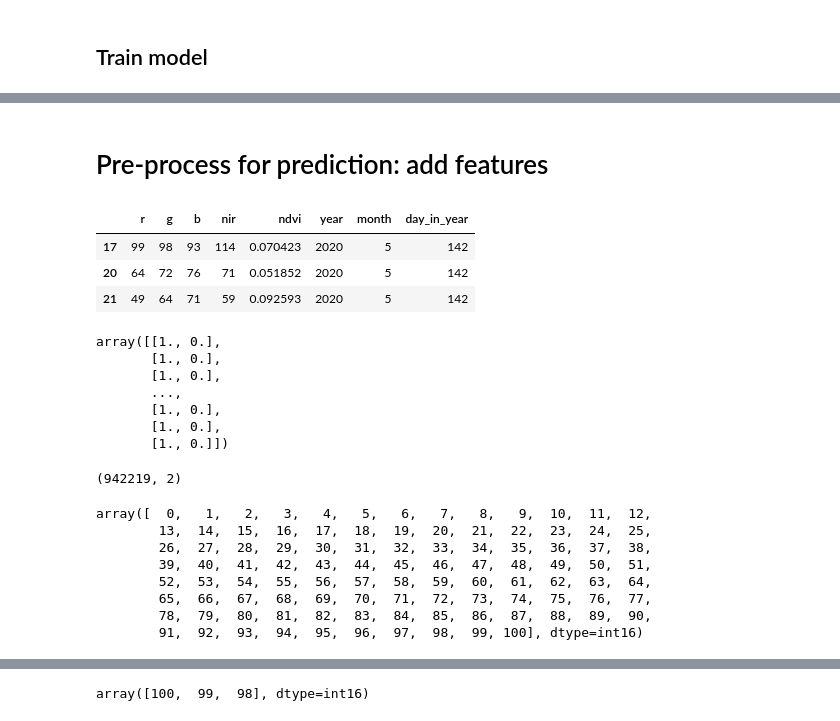
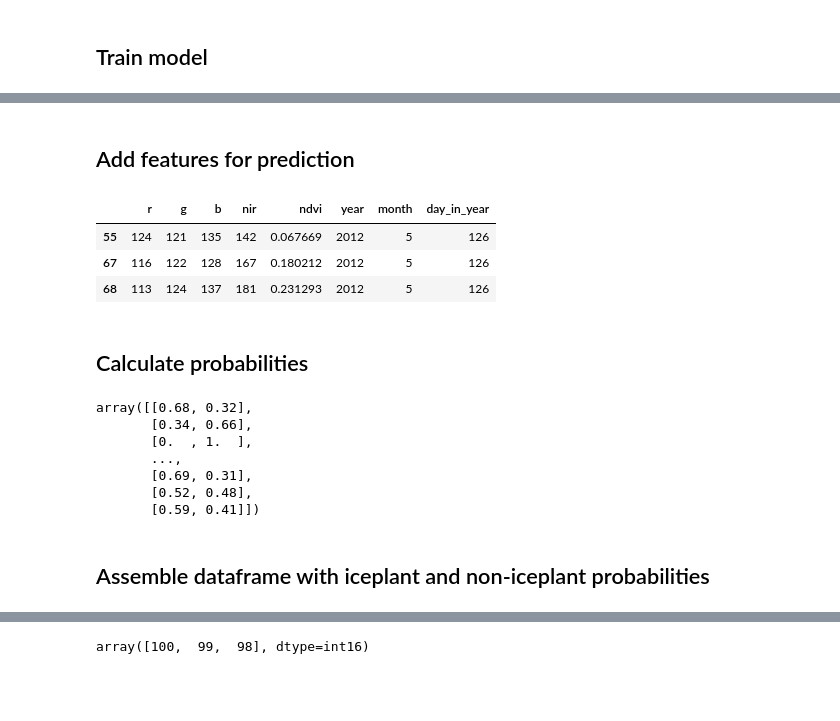
Before and after one commit to NCEAS/msai4earth-esa, a Jupyter notebook: iceplant_detection/TRIALS_12_classification_probabilities.ipynb, the cells around one changed output, grey strips where cells are left out. Cells and saved outputs as stored; diff of their text form; code cells hidden in the pictures; blank space fills up the shorter version.

```diff
--- a/iceplant_detection/TRIALS_12_classification_probabilities.ipynb
+++ b/iceplant_detection/TRIALS_12_classification_probabilities.ipynb
@@ -56,3 +70,13 @@ aois = gpd.read_file(os.path.join(os.getcwd(),'areas_of_interest','areas_of_inte
+# %%
+# Fields next to Golet Slough
+
+reduce_box = Polygon([[-119.8284196946,34.4162731913],
+                       [-119.8101541026,34.4162731913],
+                       [-119.8101541026,34.4353838099],
+                       [-119.8284196946,34.4353838099],
+                       [-119.8284196946,34.4162731913]])
 # %%
-campus = aois.iloc[4] # Campus Lagoon aoi
-image = ipf.open_window_in_scene(campus.itemid_20, campus.geometry)
+aoi = aois.iloc[4] # Campus Lagoon aoi
+itemid = aoi.itemid_12
+geometry = reduce_box
+image = ipf.open_window_in_scene(itemid, geometry)
@@ -59,43 +88,34 @@ image = ipf.open_window_in_scene(campus.itemid_20, campus.geometry)
 # %% [markdown]
-# Pre-process for prediction: add features
+## Add features for prediction
 # %%
-veg_df = ipf.features_over_aoi(ipf.get_item_from_id(campus.itemid_20),
+veg_df = ipf.features_over_aoi(ipf.get_item_from_id(itemid),
                            image,
                            thresh=0.05)
 veg_df.head(3)
 # %% [output]
 |  | r | g | b | nir | ndvi | year | month | day_in_year |
-| 17 | 99 | 98 | 93 | 114 | 0.070423 | 2020 | 5 | 142 |
-| 20 | 64 | 72 | 76 | 71 | 0.051852 | 2020 | 5 | 142 |
-| 21 | 49 | 64 | 71 | 59 | 0.092593 | 2020 | 5 | 142 |
+| 55 | 124 | 121 | 135 | 142 | 0.067669 | 2012 | 5 | 126 |
+| 67 | 116 | 122 | 128 | 167 | 0.180212 | 2012 | 5 | 126 |
+| 68 | 113 | 124 | 137 | 181 | 0.231293 | 2012 | 5 | 126 |
+# %% [markdown]
+## Calculate probabilities
 # %%
 scene_probs = rfc.predict_proba(veg_df.to_numpy())
 scene_probs
 # %% [output]
-array([[1., 0.],
-       [1., 0.],
-       [1., 0.],
+array([[0.68, 0.32],
+       [0.34, 0.66],
+       [0.  , 1.  ],
        ...,
-       [1., 0.],
-       [1., 0.],
-       [1., 0.]])
+       [0.69, 0.31],
+       [0.52, 0.48],
+       [0.59, 0.41]])
-# %%
-scene_probs.shape
-# %% [output]
-(942219, 2)
+# %% [markdown]
+## Assemble dataframe with iceplant and non-iceplant probabilities
 # %%
-ip_probs = np.reshape(scene_probs, 942219*2)[1::2] * 100
+ip_probs = np.reshape(scene_probs, scene_probs.shape[0]*2)[1::2] * 100
 ip_probs = ip_probs.astype('int16')
-np.unique(ip_probs)
+#np.unique(ip_probs)
-# %% [output]
-array([  0,   1,   2,   3,   4,   5,   6,   7,   8,   9,  10,  11,  12,
-        13,  14,  15,  16,  17,  18,  19,  20,  21,  22,  23,  24,  25,
-        26,  27,  28,  29,  30,  31,  32,  33,  34,  35,  36,  37,  38,
-        39,  40,  41,  42,  43,  44,  45,  46,  47,  48,  49,  50,  51,
-        52,  53,  54,  55,  56,  57,  58,  59,  60,  61,  62,  63,  64,
-        65,  66,  67,  68,  69,  70,  71,  72,  73,  74,  75,  76,  77,
-        78,  79,  80,  81,  82,  83,  84,  85,  86,  87,  88,  89,  90,
-        91,  92,  93,  94,  95,  96,  97,  98,  99, 100], dtype=int16)
 # %%
 ip_probs
 # %% [output]
```
Also changed, not shown: parts of 13 cells of this notebook.
